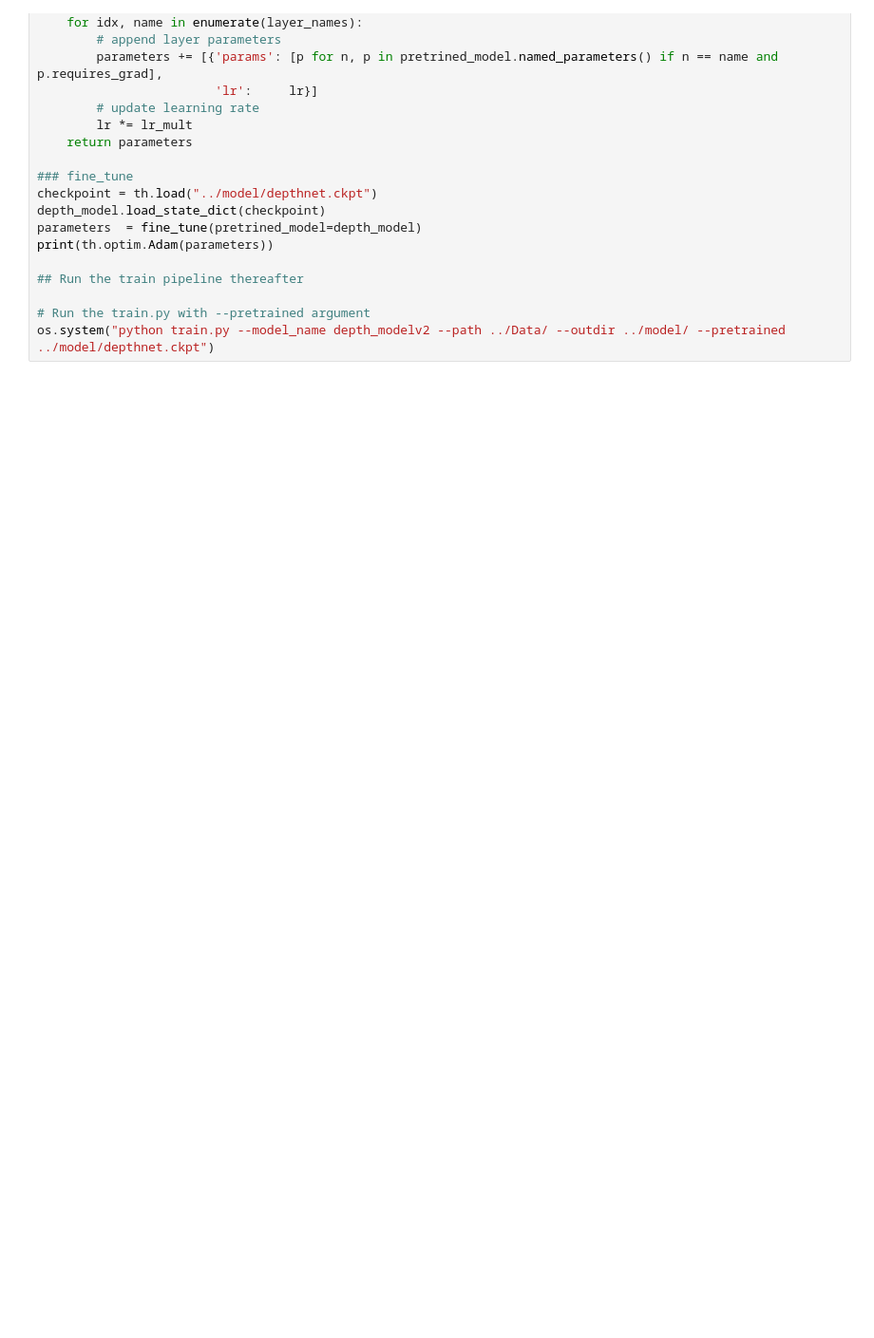
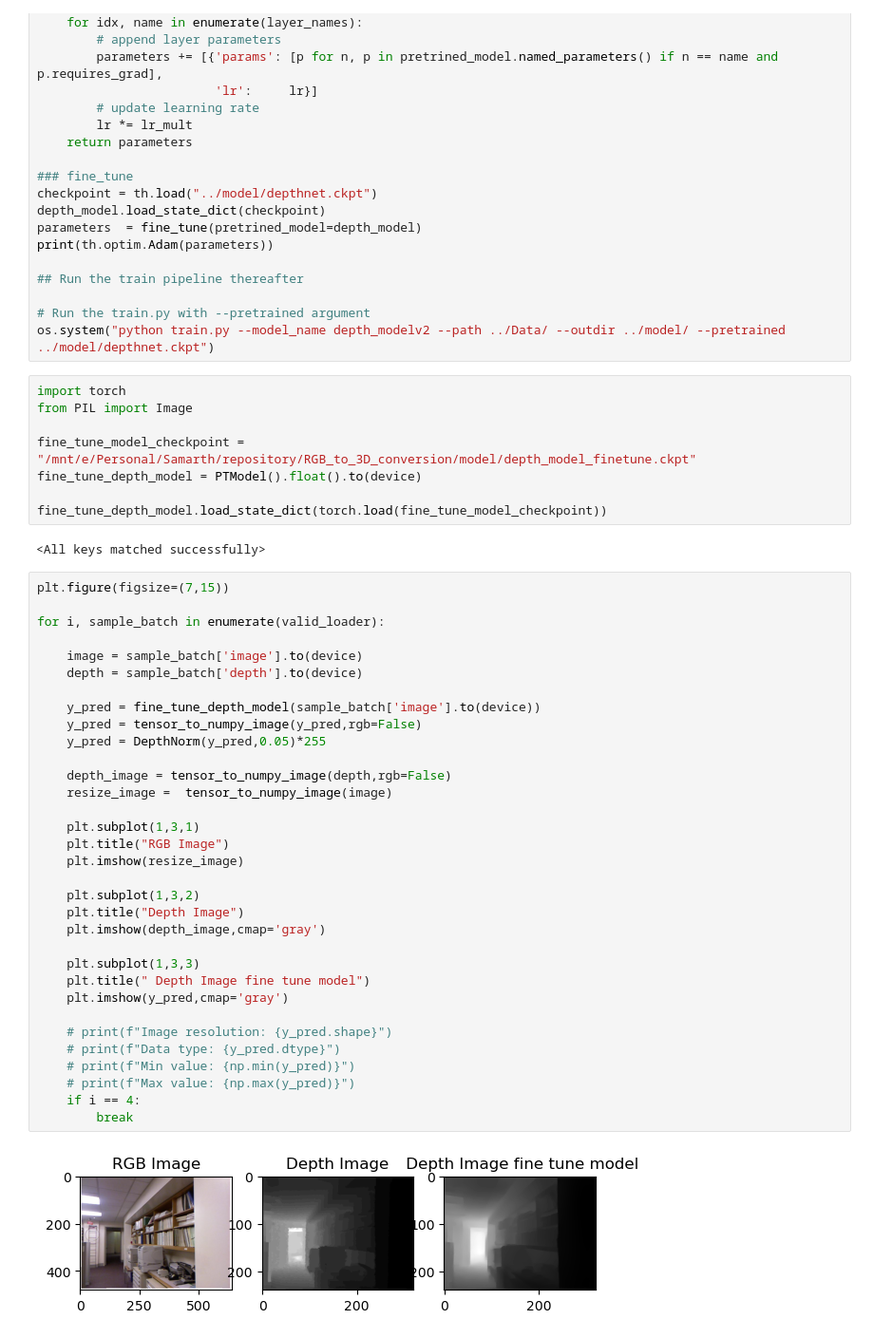
Before and after one commit to Samarth-991/Depth-Estimation, a Jupyter notebook: notebooks/03_inference.ipynb, the cells around one changed output. Shown: that part at 95% size. Cells and saved outputs as stored; diff of their text form; blank space fills up the shorter version.

```diff
--- a/notebooks/03_inference.ipynb
+++ b/notebooks/03_inference.ipynb
@@ -164,3 +152,48 @@ print(th.optim.Adam(parameters))
 
 # Run the train.py with --pretrained argument
 os.system("python train.py --model_name depth_modelv2 --path ../Data/ --outdir ../model/ --pretrained ../model/depthnet.ckpt")
+# %%
+import torch
+from PIL import Image
+
+fine_tune_model_checkpoint = "/mnt/e/Personal/Samarth/repository/RGB_to_3D_conversion/model/depth_model_finetune.ckpt"
+fine_tune_depth_model = PTModel().float().to(device)
+
+fine_tune_depth_model.load_state_dict(torch.load(fine_tune_model_checkpoint))
+# %% [output]
+<All keys matched successfully>
+# %%
+plt.figure(figsize=(7,15))
+
+for i, sample_batch in enumerate(valid_loader):
+
+    image = sample_batch['image'].to(device)
+    depth = sample_batch['depth'].to(device)
+
+    y_pred = fine_tune_depth_model(sample_batch['image'].to(device))
+    y_pred = tensor_to_numpy_image(y_pred,rgb=False)
+    y_pred = DepthNorm(y_pred,0.05)*255
+
+    depth_image = tensor_to_numpy_image(depth,rgb=False)
+    resize_image =  tensor_to_numpy_image(image)
+
+    plt.subplot(1,3,1)
+    plt.title("RGB Image")
+    plt.imshow(resize_image)
+
+    plt.subplot(1,3,2)
+    plt.title("Depth Image")
+    plt.imshow(depth_image,cmap='gray')
+
+    plt.subplot(1,3,3)
+    plt.title(" Depth Image fine tune model")
+    plt.imshow(y_pred,cmap='gray')
+
+    # print(f"Image resolution: {y_pred.shape}")
+    # print(f"Data type: {y_pred.dtype}")
+    # print(f"Min value: {np.min(y_pred)}")
+    # print(f"Max value: {np.max(y_pred)}")
+    if i == 4:
+        break
+# %% [output]
+[figure, added]
```
Also changed, not shown: parts of 16 cells of this notebook, 3 other files.
